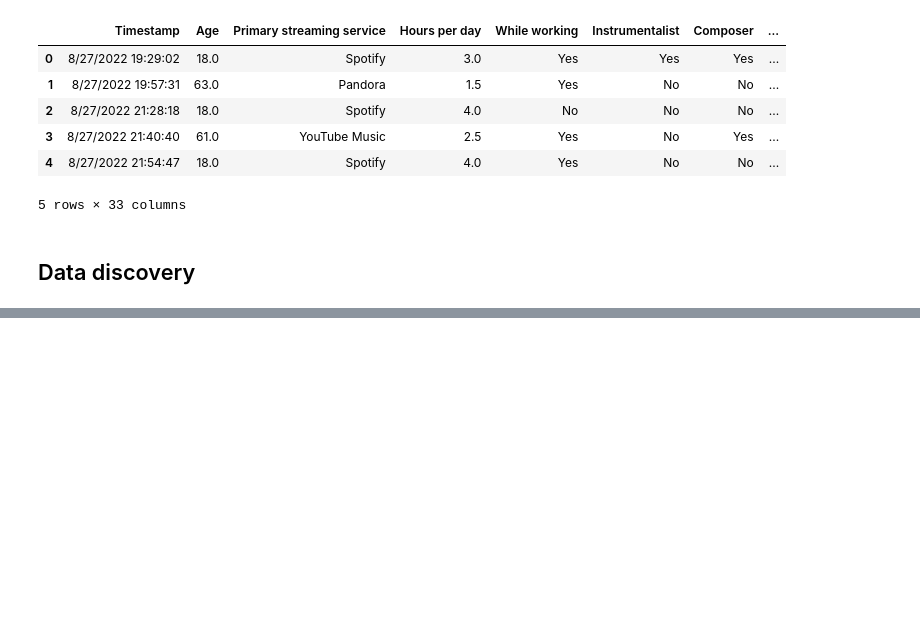
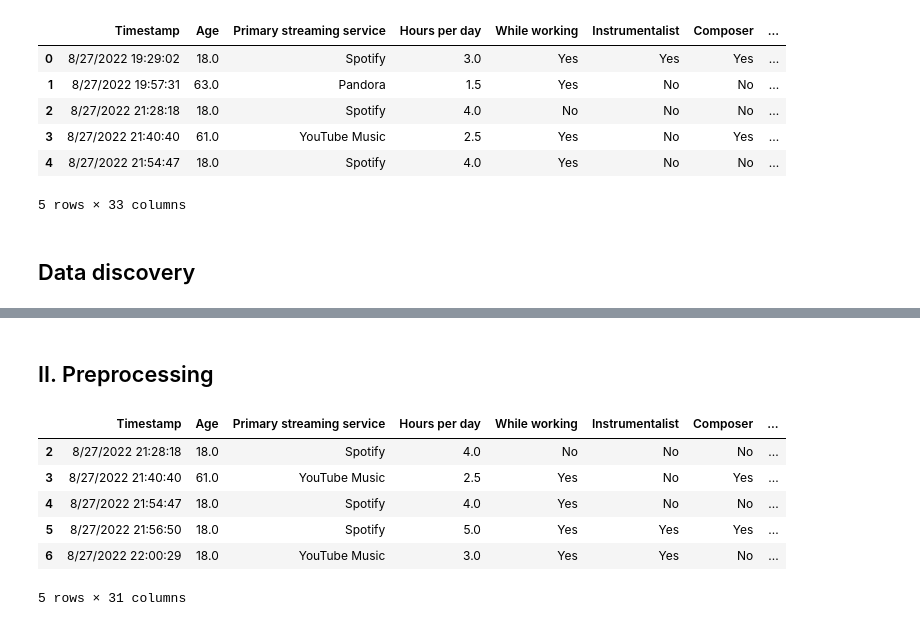
Before and after one commit to gfsiciliani/music-health, a Jupyter notebook: notebook.ipynb, the cells around one changed output, grey strips where cells are left out. Drawn from its saved outputs; the diff is of its cells as text; code cells hidden in the pictures; blank space fills up the shorter version.

Commit message:
preprocessing progress

```diff
--- a/notebook.ipynb
+++ b/notebook.ipynb
@@ -83,0 +109,13 @@ plt.show()
+# %% [markdown]
+## II. Preprocessing
+# %%
+cleaned_df = cleaned_df.drop(columns='AgeGroup')
+cleaned_df.head()
+# %% [output]
+|  | Timestamp | Age | Primary streaming service | Hours per day | While working | Instrumentalist | Composer | ... |
+| 2 | 8/27/2022 21:28:18 | 18.0 | Spotify | 4.0 | No | No | No | ... |
+| 3 | 8/27/2022 21:40:40 | 61.0 | YouTube Music | 2.5 | Yes | No | Yes | ... |
+| 4 | 8/27/2022 21:54:47 | 18.0 | Spotify | 4.0 | Yes | No | No | ... |
+| 5 | 8/27/2022 21:56:50 | 18.0 | Spotify | 5.0 | Yes | Yes | Yes | ... |
+| 6 | 8/27/2022 22:00:29 | 18.0 | YouTube Music | 3.0 | Yes | Yes | No | ... |
+5 rows × 31 columns
```
Also changed, not shown: parts of 15 cells of this notebook.
